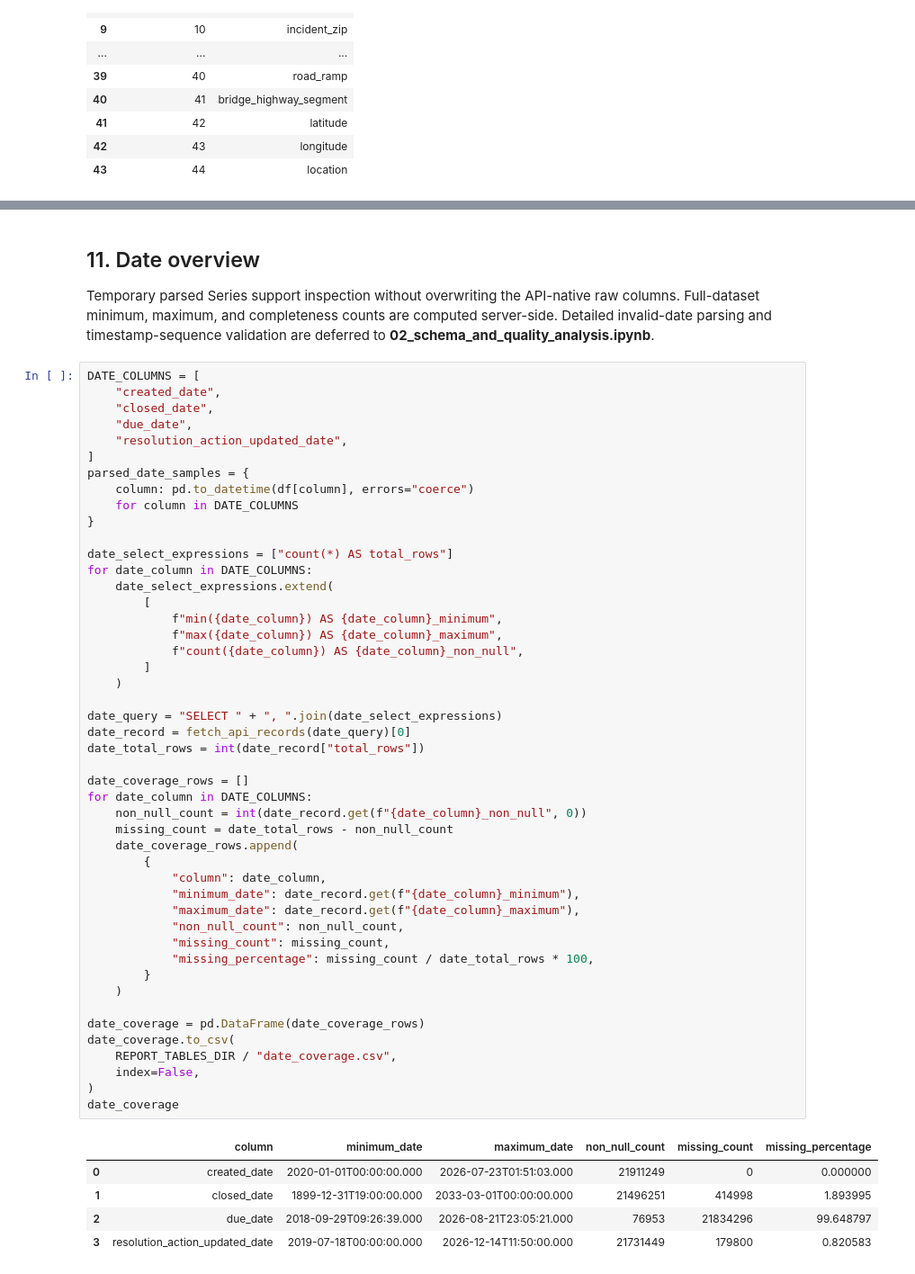
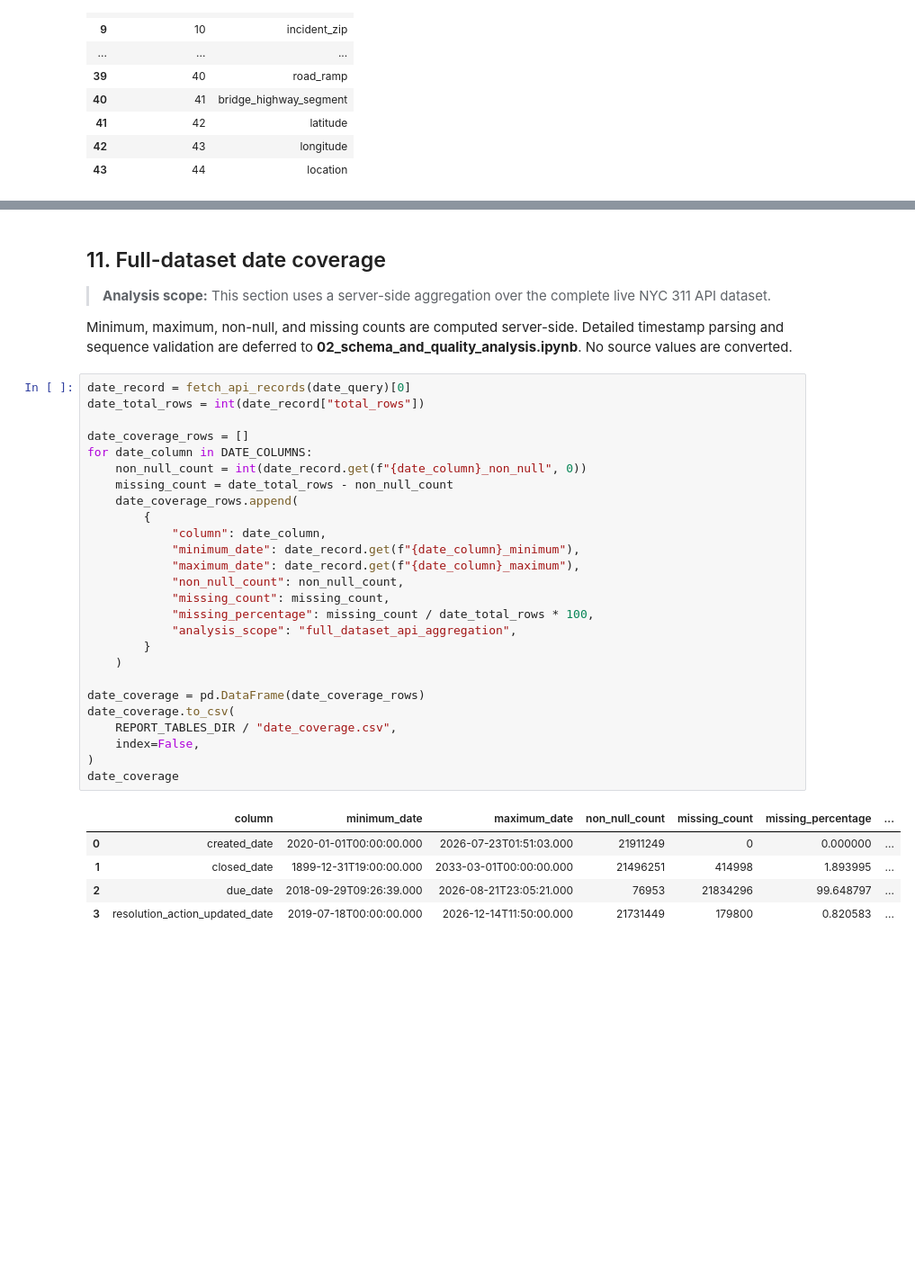
Before and after one commit to mmubashir95/urban-operations-intelligence-platform, a Jupyter notebook: notebooks/01_data_overview.ipynb, the cells around one changed output, grey strips where cells are left out. Shown at 90% size. Saved outputs shown, nothing was run; the diff lists cells and outputs as text; blank space fills up the shorter version.

```diff
--- a/notebooks/01_data_overview.ipynb
+++ b/notebooks/01_data_overview.ipynb
@@ -550,65 +969,46 @@ df.loc[:, RECORD_PREVIEW_COLUMNS].head(10)
 | 8 | 45289558 | 2020-01-01T00:00:00.000 | 2020-01-15T00:00:01.000 | DOHMH | Department of Health and Mental H... | Food Poisoning | 3 or More | Closed | ... |
 | 9 | 45282225 | 2020-01-01T00:01:12.000 | 2020-01-01T03:07:10.000 | NYPD | New York City Police Department | Blocked Driveway | No Access | Closed | ... |
 # %% [markdown]
-## 11. Date overview
+## 11. Full-dataset date coverage
 
-Temporary parsed Series support inspection without overwriting the API-native
-raw columns. Full-dataset minimum, maximum, and completeness counts are computed
-server-side. Detailed invalid-date parsing and timestamp-sequence validation are
-deferred to **02_schema_and_quality_analysis.ipynb**.
+> **Analysis scope:** This section uses a server-side aggregation over the
+> complete live NYC 311 API dataset.
+
+Minimum, maximum, non-null, and missing counts are computed server-side.
+Detailed timestamp parsing and sequence validation are deferred to
+**02_schema_and_quality_analysis.ipynb**. No source values are converted.
 # %%
-DATE_COLUMNS = [
-    "created_date",
-    "closed_date",
-    "due_date",
-    "resolution_action_updated_date",
-]
-parsed_date_samples = {
-    column: pd.to_datetime(df[column], errors="coerce")
-    for column in DATE_COLUMNS
-}
-
-date_select_expressions = ["count(*) AS total_rows"]
-for date_column in DATE_COLUMNS:
-    date_select_expressions.extend(
-        [
-            f"min({date_column}) AS {date_column}_minimum",
-            f"max({date_column}) AS {date_column}_maximum",
-            f"count({date_column}) AS {date_column}_non_null",
-        ]
-    )
-
-date_query = "SELECT " + ", ".join(date_select_expressions)
 date_record = fetch_api_records(date_query)[0]
 date_total_rows = int(date_record["total_rows"])
 
 date_coverage_rows = []
 for date_column in DATE_COLUMNS:
     non_null_count = int(date_record.get(f"{date_column}_non_null", 0))
     missing_count = date_total_rows - non_null_count
     date_coverage_rows.append(
         {
             "column": date_column,
             "minimum_date": date_record.get(f"{date_column}_minimum"),
             "maximum_date": date_record.get(f"{date_column}_maximum"),
             "non_null_count": non_null_count,
             "missing_count": missing_count,
             "missing_percentage": missing_count / date_total_rows * 100,
+            "analysis_scope": "full_dataset_api_aggregation",
         }
     )
 
 date_coverage = pd.DataFrame(date_coverage_rows)
 date_coverage.to_csv(
     REPORT_TABLES_DIR / "date_coverage.csv",
     index=False,
 )
 date_coverage
 # %% [output]
-|  | column | minimum_date | maximum_date | non_null_count | missing_count | missing_percentage |
-| 0 | created_date | 2020-01-01T00:00:00.000 | 2026-07-23T01:51:03.000 | 21911249 | 0 | 0.000000 |
-| 1 | closed_date | 1899-12-31T19:00:00.000 | 2033-03-01T00:00:00.000 | 21496251 | 414998 | 1.893995 |
-| 2 | due_date | 2018-09-29T09:26:39.000 | 2026-08-21T23:05:21.000 | 76953 | 21834296 | 99.648797 |
-| 3 | resolution_action_updated_date | 2019-07-18T00:00:00.000 | 2026-12-14T11:50:00.000 | 21731449 | 179800 | 0.820583 |
+|  | column | minimum_date | maximum_date | non_null_count | missing_count | missing_percentage | ... |
+| 0 | created_date | 2020-01-01T00:00:00.000 | 2026-07-23T01:51:03.000 | 21911249 | 0 | 0.000000 | ... |
+| 1 | closed_date | 1899-12-31T19:00:00.000 | 2033-03-01T00:00:00.000 | 21496251 | 414998 | 1.893995 | ... |
+| 2 | due_date | 2018-09-29T09:26:39.000 | 2026-08-21T23:05:21.000 | 76953 | 21834296 | 99.648797 | ... |
+| 3 | resolution_action_updated_date | 2019-07-18T00:00:00.000 | 2026-12-14T11:50:00.000 | 21731449 | 179800 | 0.820583 | ... |
 # %% [markdown]
 ## 12. Requests by creation year
 
```
Also changed, not shown: parts of 43 cells of this notebook.
